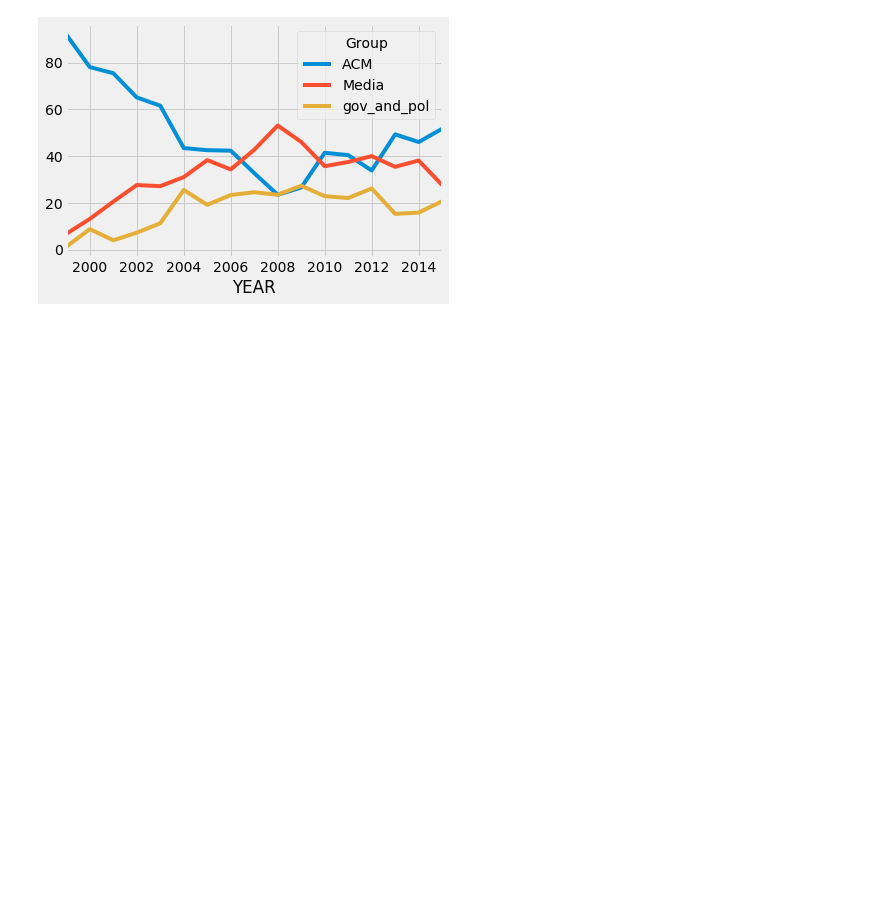
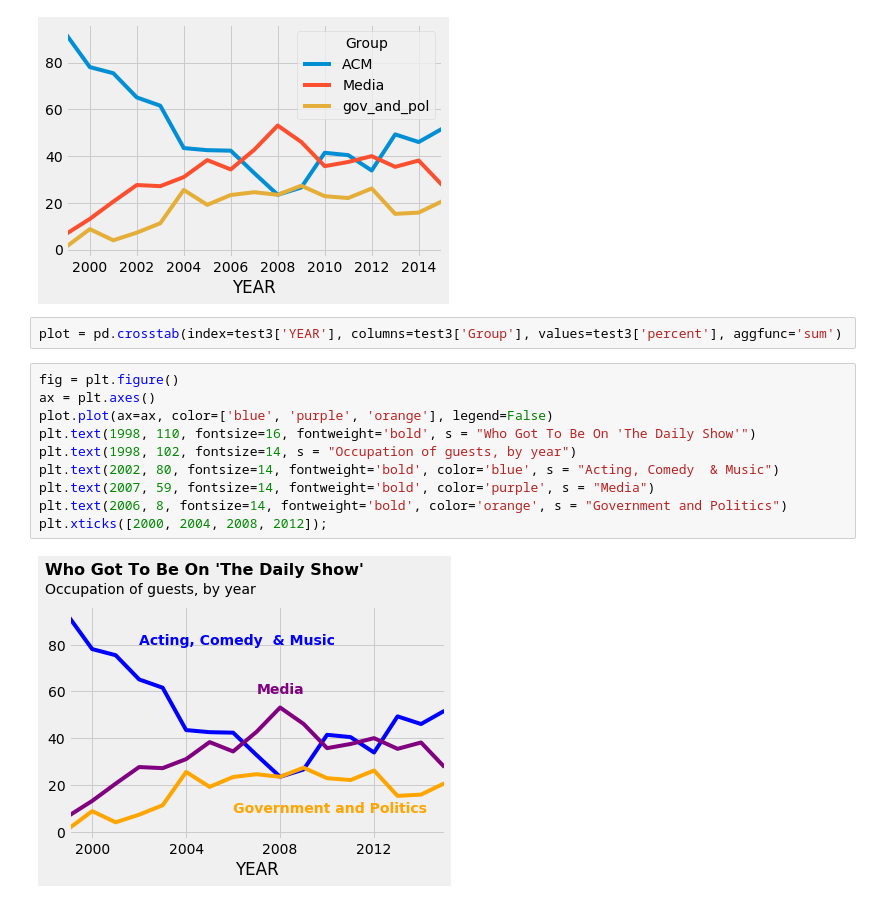
Before and after one commit to ngriggs/DS-Unit-1-Sprint-2-Data-Wrangling-and-Storytelling, a Jupyter notebook: DS_Unit_1_Sprint_Challenge_2_Data_Wrangling_and_Storytelling.ipynb, the cells around one changed output. Saved outputs shown, nothing was run; the diff lists cells and outputs as text; blank space fills up the shorter version.

```diff
--- a/DS_Unit_1_Sprint_Challenge_2_Data_Wrangling_and_Storytelling.ipynb
+++ b/DS_Unit_1_Sprint_Challenge_2_Data_Wrangling_and_Storytelling.ipynb
@@ -463,3 +463,17 @@ test3.head()
 pd.crosstab(index=test3['YEAR'], columns=test3['Group'], values=test3['percent'], aggfunc='sum').plot();
 # %% [output]
 [figure]
+# %%
+plot = pd.crosstab(index=test3['YEAR'], columns=test3['Group'], values=test3['percent'], aggfunc='sum')
+# %%
+fig = plt.figure()
+ax = plt.axes()
+plot.plot(ax=ax, color=['blue', 'purple', 'orange'], legend=False)
+plt.text(1998, 110, fontsize=16, fontweight='bold', s = "Who Got To Be On 'The Daily Show'")
+plt.text(1998, 102, fontsize=14, s = "Occupation of guests, by year")
+plt.text(2002, 80, fontsize=14, fontweight='bold', color='blue', s = "Acting, Comedy  & Music")
+plt.text(2007, 59, fontsize=14, fontweight='bold', color='purple', s = "Media")
+plt.text(2006, 8, fontsize=14, fontweight='bold', color='orange', s = "Government and Politics")
+plt.xticks([2000, 2004, 2008, 2012]);
+# %% [output]
+[figure, added]
```
